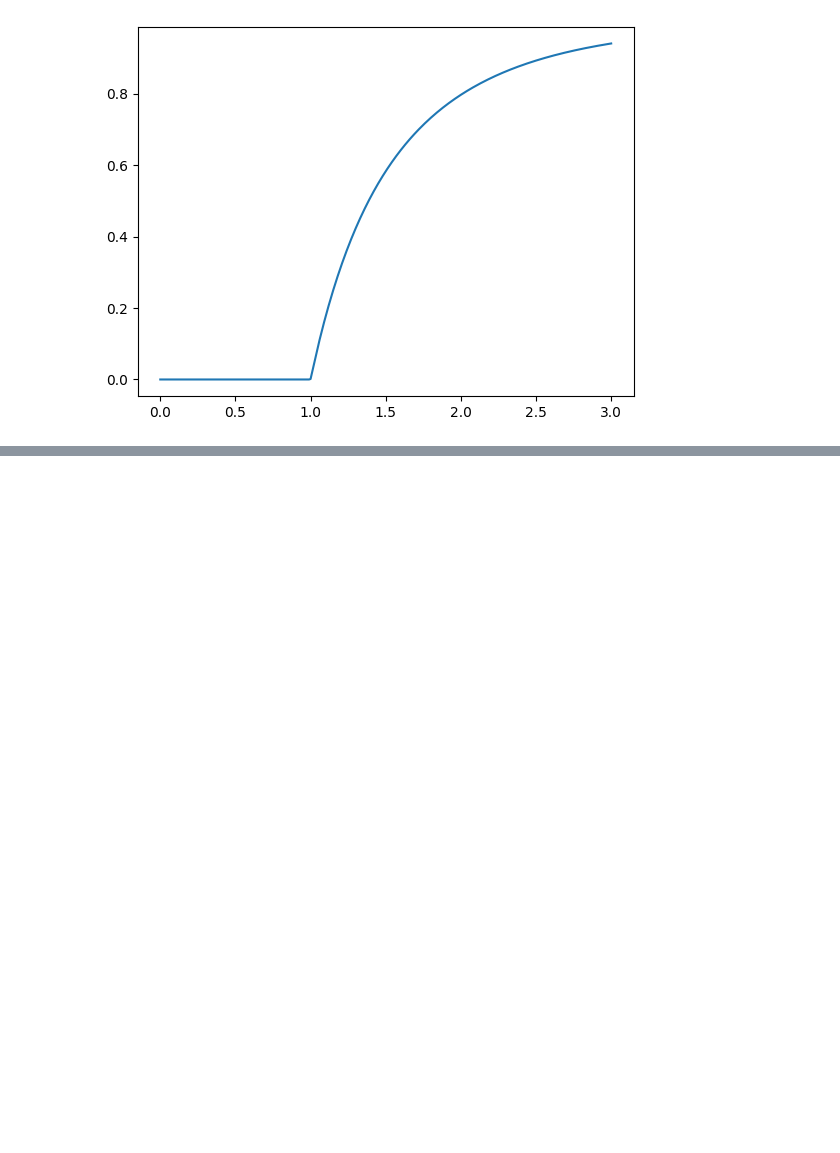
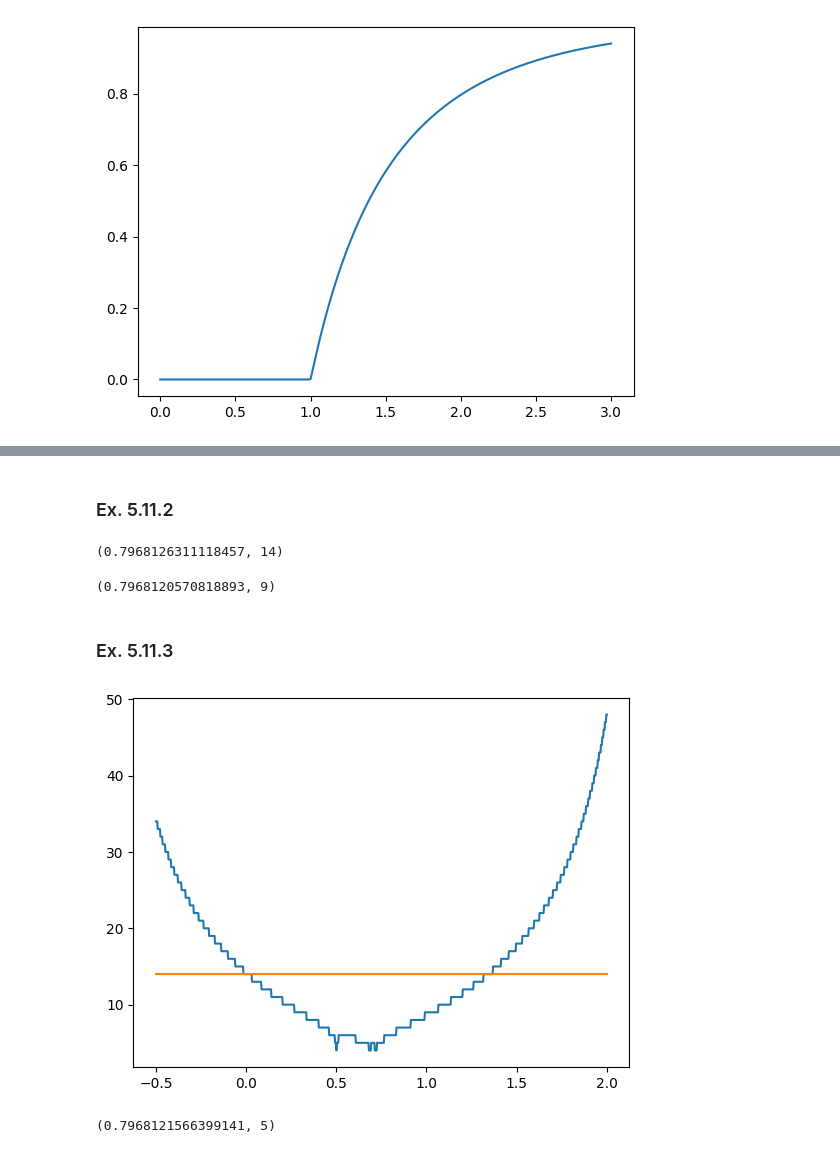
Before and after one commit to KonoEmllikDa/Fisica-Computacional, a Jupyter notebook: Física Computacional.ipynb, the cells around one changed output, grey strips where cells are left out. Saved outputs shown, nothing was run; the diff lists cells and outputs as text; code cells hidden in the pictures; blank space fills up the shorter version.

```diff
--- a/Física Computacional.ipynb
+++ b/Física Computacional.ipynb
@@ -1135,10 +1134,14 @@ array([1.])
 # %% [markdown]
 ### Ex. 5.10
 # %%
-def relaxation(f,errmin,x=1):
+def relaxation(f,errmin,x=1,retit = 0):
+    n = 0
     while True:
         x, err = f(x), abs(f(x)-x)
+        n += 1
         if (err < errmin).all():
+            if retit:
+                return x,n
             return x
 # %%
 plotfunc(0,3,301,lambda c : relaxation(lambda x: 1-np.exp(-c*x),1e-6))
@@ -1146,0 +1181,45 @@ plotfunc(0,3,301,lambda c : relaxation(lambda x: 1-np.exp(-c*x),1e-6))
+# %% [markdown]
+### Ex. 5.11.2
+# %%
+def super_relaxation(f,errmin,x=1,omega = 1,retit = 0):
+    if omega == -1:
+        if retit:
+            return x,np.inf
+        return x
+    n = 0
+    while True:
+        x, err = (1+omega)*f(x)-omega*x, abs(f(x)-x)
+        n += 1
+        if (err < errmin).all():
+            if retit:
+                return x,n
+            return x
+# %%
+relaxation(lambda x: 1-np.exp(-2*x),1e-6,retit=1)
+# %% [output]
+(0.7968126311118457, 14)
+# %%
+super_relaxation(lambda x: 1-np.exp(-2*x),1e-6,retit=1)
+# %% [output]
+(0.7968120570818893, 9)
+# %% [markdown]
+### Ex. 5.11.3
+# %%
+omegamin = -0.5
+omegamax = 2
+N = 1000
+x = 1
+
+t = np.linspace(omegamin,omegamax,N)
+y = np.empty(N)
+for i in range(N):
+    y[i] = super_relaxation(lambda x: 1-np.exp(-2*x),1e-6,omega = t[i],retit=1)[-1]
+plt.plot(t,y)
+plt.plot(np.array((omegamin,omegamax)),relaxation(lambda x: 1-np.exp(-2*x),1e-6,retit=1)[-1]*np.ones(2))
+plt.show()
+# %% [output]
+[figure, added]
+# %%
+super_relaxation(lambda x: 1-np.exp(-2*x),1e-6,omega = 0.5,retit=1)
+# %% [output]
+(0.7968121566399141, 5)
```
Also changed, not shown: parts of 36 cells of this notebook.
